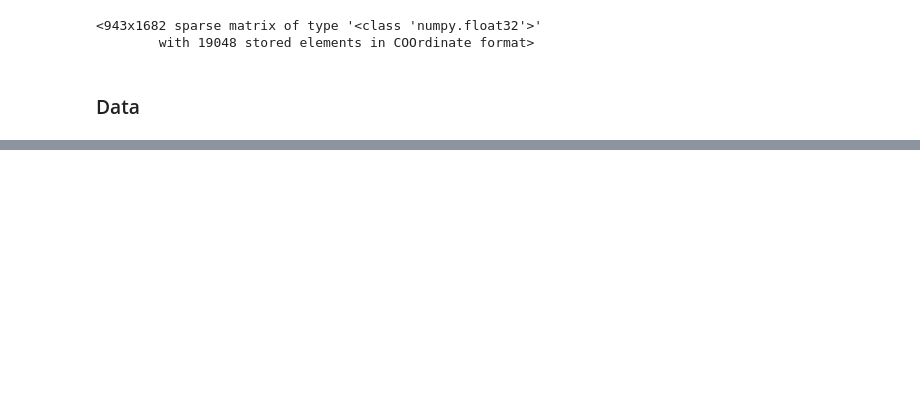
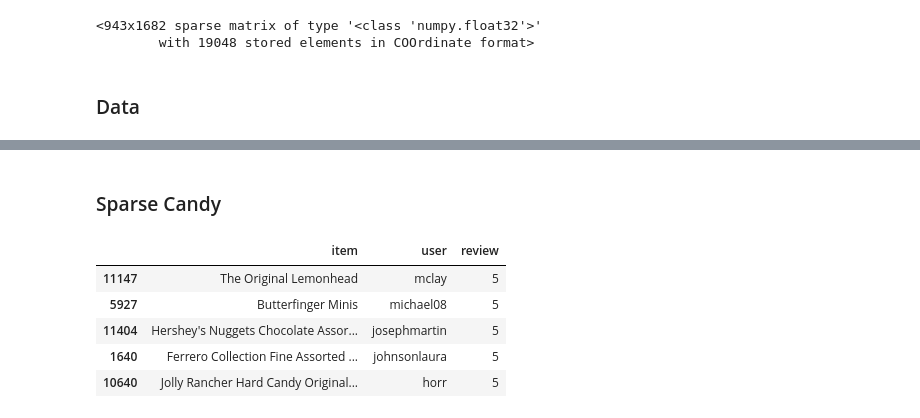
Before and after one commit to maxhumber/BRE, a Jupyter notebook: odsc.ipynb, the cells around one changed output, grey strips where cells are left out. Drawn from its saved outputs; the diff is of its cells as text; code cells hidden in the pictures; blank space fills up the shorter version.

```diff
--- a/odsc.ipynb
+++ b/odsc.ipynb
@@ -55,0 +356,11 @@ data['train']
+# %% [markdown]
+### Sparse Candy
+# %%
+df.sample(5)
+# %% [output]
+|  | item | user | review |
+| 11147 | The Original Lemonhead | mclay | 5 |
+| 5927 | Butterfinger Minis | michael08 | 5 |
+| 11404 | Hershey's Nuggets Chocolate Assor... | josephmartin | 5 |
+| 1640 | Ferrero Collection Fine Assorted ... | johnsonlaura | 5 |
+| 10640 | Jolly Rancher Hard Candy Original... | horr | 5 |
```
Also changed, not shown: parts of 49 cells of this notebook, 4 other files.
